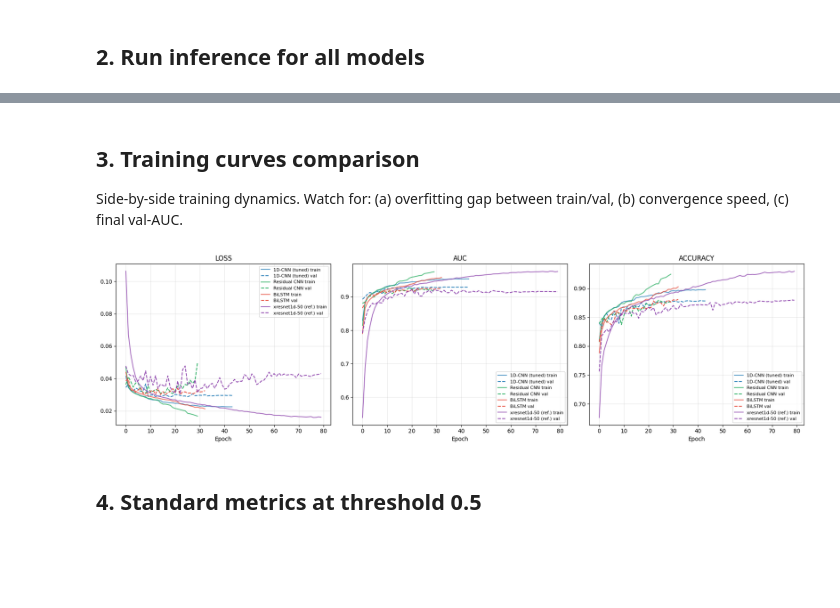
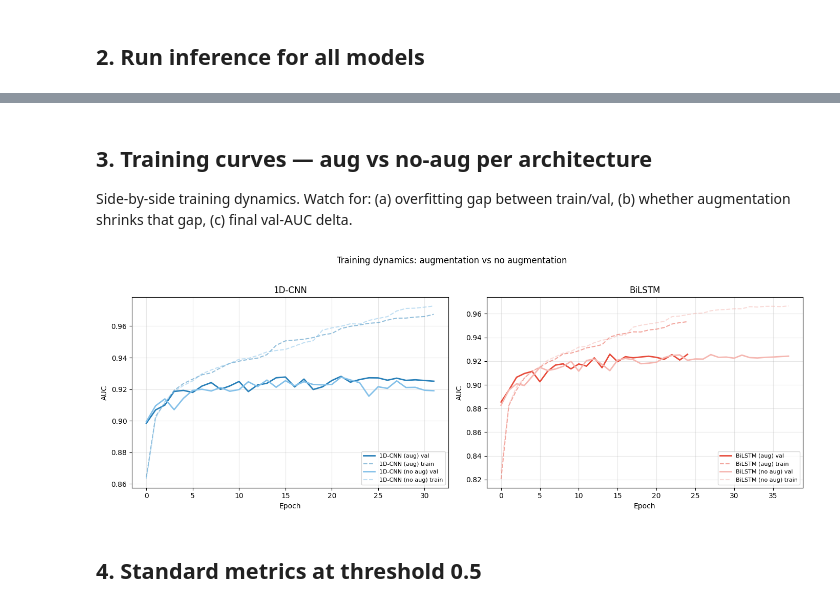
Before and after one commit to h676669/255PRosjekt_ECG, a Jupyter notebook: model_comparison.ipynb, the cells around one changed output, grey strips where cells are left out. Drawn from its saved outputs; the diff is of its cells as text; code cells hidden in the pictures; blank space fills up the shorter version.

```diff
--- a/model_comparison.ipynb
+++ b/model_comparison.ipynb
@@ -101,25 +130,40 @@ xresnet1d  val=(2105, 5)  test=(2126, 5)
 # %% [markdown]
-## 3. Training curves comparison
+## 3. Training curves — aug vs no-aug per architecture
 
 Side-by-side training dynamics. Watch for: (a) overfitting gap between
-train/val, (b) convergence speed, (c) final val-AUC.
+train/val, (b) whether augmentation shrinks that gap, (c) final val-AUC delta.
 # %%
-fig, axes = plt.subplots(1, 3, figsize=(18, 5))
-colors = {"cnn": "#2980b9", "rescnn": "#27ae60", "lstm": "#e74c3c", "xresnet1d": "#8e44ad"}
+fig, axes = plt.subplots(1, 2, figsize=(14, 5))
 
-for ax, metric in zip(axes, ["loss", "auc", "accuracy"]):
-    for name, h in histories.items():
-        if metric in h:
-            ax.plot(h[metric], color=colors[name], linestyle="-",
-                    label=f"{MODEL_LABELS[name]} train", alpha=0.8)
-            ax.plot(h.get(f"val_{metric}", []), color=colors[name],
-                    linestyle="--", label=f"{MODEL_LABELS[name]} val")
-    ax.set_title(metric.upper()); ax.set_xlabel("Epoch")
-    ax.grid(alpha=0.3); ax.legend(fontsize=8)
+ARCH_COLORS = {
+    "cnn_aug":    "#2980b9",
+    "cnn_noaug":  "#85c1e9",
+    "lstm_aug":   "#e74c3c",
+    "lstm_noaug": "#f5b7b1",
+}
 
+# One axis per architecture so aug/noaug overlay cleanly
+for ax, arch in zip(axes, ["cnn", "lstm"]):
+    for suffix in ["aug", "noaug"]:
+        key = f"{arch}_{suffix}"
+        if key not in histories:
+            continue
+        h = histories[key]
+        color = ARCH_COLORS[key]
+        if "val_auc" in h:
+            ax.plot(h["val_auc"],
+                    label=f"{MODEL_LABELS[key]} val",   color=color, lw=2)
+        if "auc" in h:
+            ax.plot(h["auc"],
+                    label=f"{MODEL_LABELS[key]} train", color=color, ls="--", alpha=0.5)
+    ax.set_title("1D-CNN" if arch == "cnn" else "BiLSTM")
+    ax.set_xlabel("Epoch"); ax.set_ylabel("AUC")
+    ax.grid(alpha=0.3); ax.legend(fontsize=8, loc="lower right")
+
+plt.suptitle("Training dynamics: augmentation vs no augmentation", y=1.02)
 plt.tight_layout(); plt.savefig("curves_comparison.png", dpi=150); plt.show()
 # %% [output]
-[figure, old version]
+[figure, new version]
 # %% [markdown]
 ## 4. Standard metrics at threshold 0.5
 # %%
```
Also changed, not shown: parts of 23 cells of this notebook, 15 other files.
